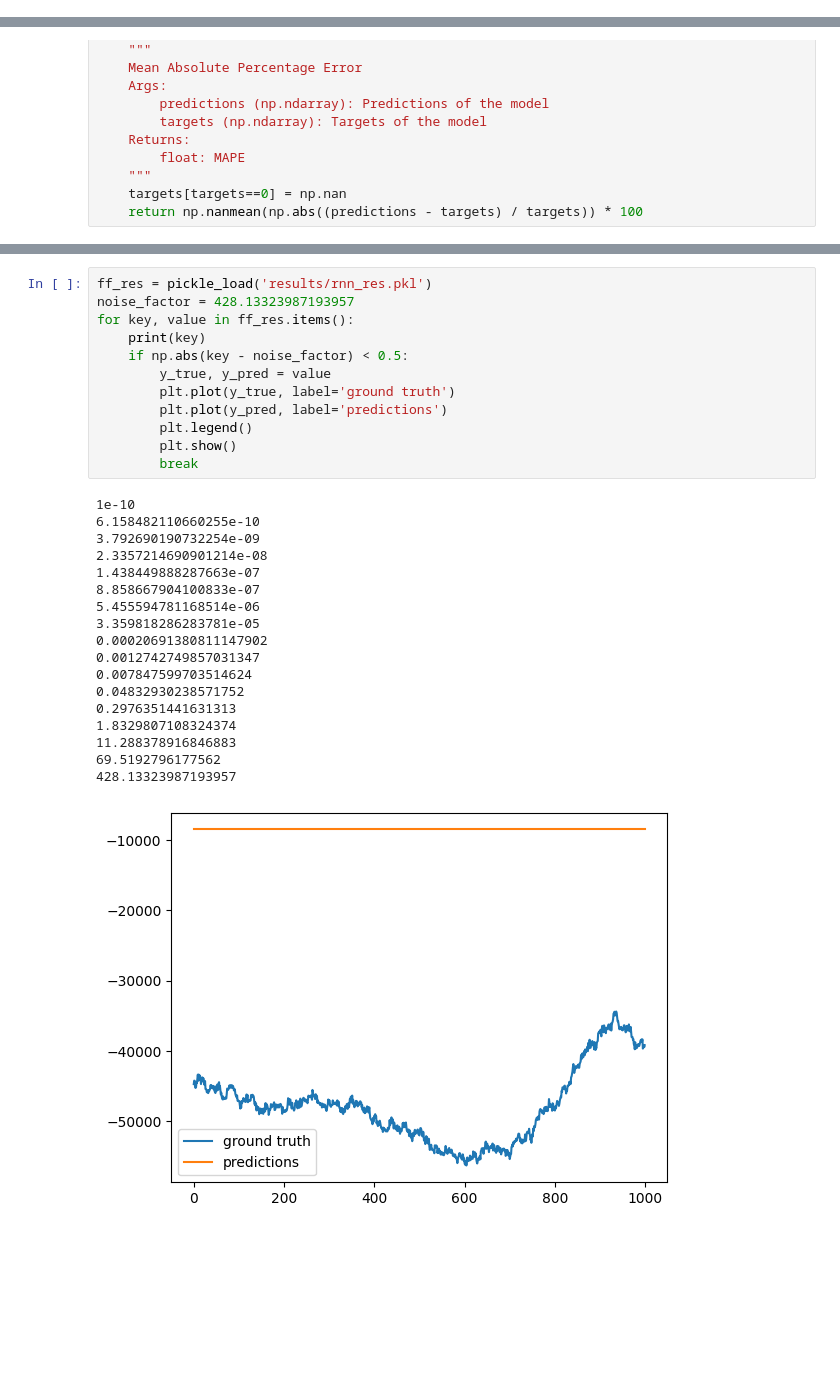
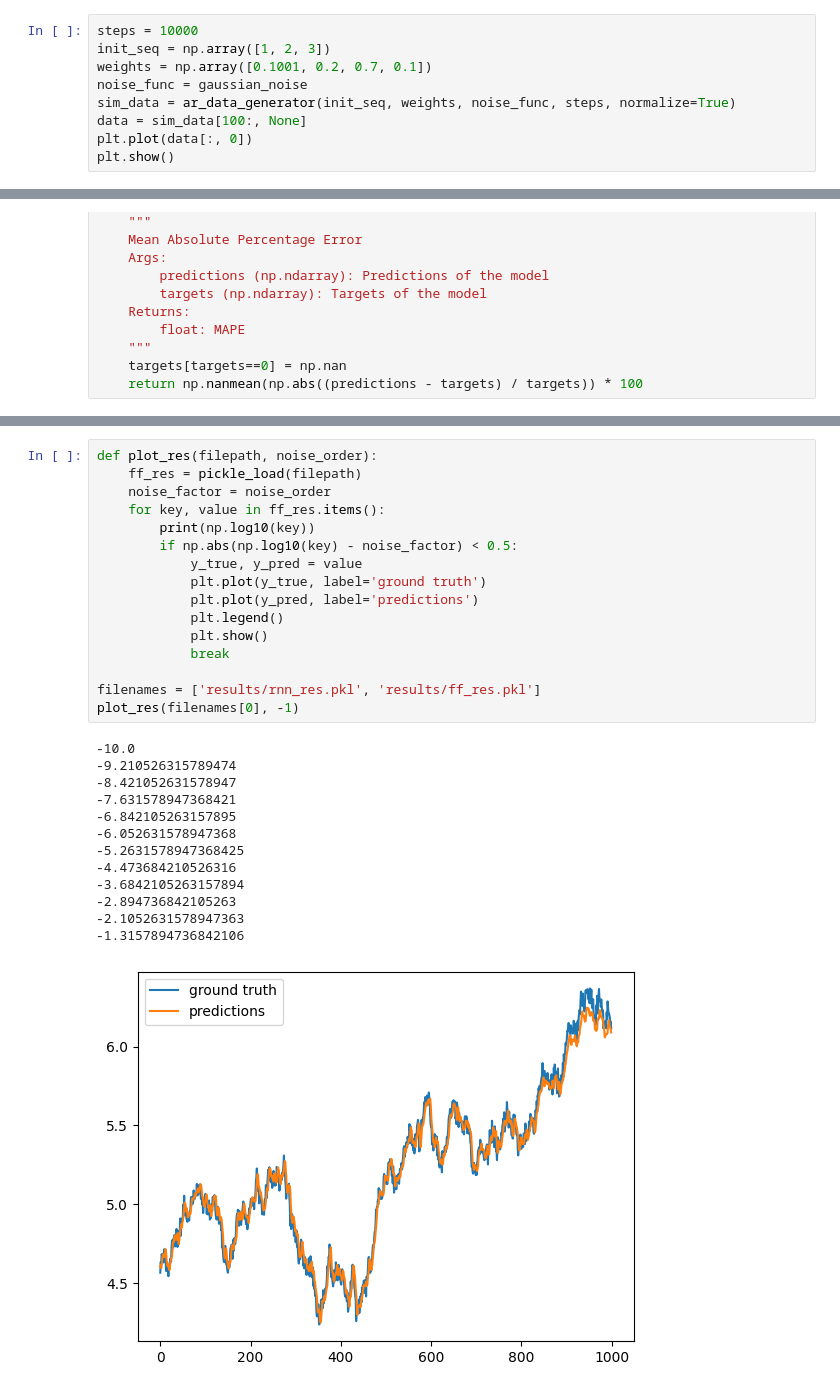
Before and after one commit to RRemixx/eecs598003, a Jupyter notebook: ts_pred.ipynb, the cells around one changed output, grey strips where cells are left out. Drawn from its saved outputs; the diff is of its cells as text; blank space fills up the shorter version.

```diff
--- a/ts_pred.ipynb
+++ b/ts_pred.ipynb
@@ -92,3 +93,12 @@ def prepare_ts_ds(data, window_size, target_idx, train_size, val_size, test_size
     val_dataloader = DataLoader(val_dataset, batch_size=batch_size, shuffle=True)
     test_dataloader = DataLoader(test_dataset, batch_size=batch_size, shuffle=False)
     return train_dataloader, val_dataloader, test_dataloader
+# %%
+steps = 10000
+init_seq = np.array([1, 2, 3])
+weights = np.array([0.1001, 0.2, 0.7, 0.1])
+noise_func = gaussian_noise
+sim_data = ar_data_generator(init_seq, weights, noise_func, steps, normalize=True)
+data = sim_data[100:, None]
+plt.plot(data[:, 0])
+plt.show()
@@ -359,31 +423,30 @@ plt.plot(x_ticks, ys, 'x')
 # %%
-ff_res = pickle_load('results/rnn_res.pkl')
-noise_factor = 428.13323987193957
-for key, value in ff_res.items():
-    print(key)
-    if np.abs(key - noise_factor) < 0.5:
-        y_true, y_pred = value
-        plt.plot(y_true, label='ground truth')
-        plt.plot(y_pred, label='predictions')
-        plt.legend()
-        plt.show()
-        break
+def plot_res(filepath, noise_order):
+    ff_res = pickle_load(filepath)
+    noise_factor = noise_order
+    for key, value in ff_res.items():
+        print(np.log10(key))
+        if np.abs(np.log10(key) - noise_factor) < 0.5:
+            y_true, y_pred = value
+            plt.plot(y_true, label='ground truth')
+            plt.plot(y_pred, label='predictions')
+            plt.legend()
+            plt.show()
+            break
+
+filenames = ['results/rnn_res.pkl', 'results/ff_res.pkl']
+plot_res(filenames[0], -1)
 # %% [output]
-1e-10
-6.158482110660255e-10
-3.792690190732254e-09
-2.3357214690901214e-08
-1.438449888287663e-07
-8.858667904100833e-07
-5.455594781168514e-06
-3.359818286283781e-05
-0.00020691380811147902
-0.0012742749857031347
-0.007847599703514624
-0.04832930238571752
-0.2976351441631313
-1.8329807108324374
-11.288378916846883
-69.5192796177562
-428.13323987193957
+-10.0
+-9.210526315789474
+-8.421052631578947
+-7.631578947368421
+-6.842105263157895
+-6.052631578947368
+-5.2631578947368425
+-4.473684210526316
+-3.6842105263157894
+-2.894736842105263
+-2.1052631578947363
+-1.3157894736842106
-[figure, old version]
+[figure, new version]
```
Also changed, not shown: parts of 5 cells of this notebook.
